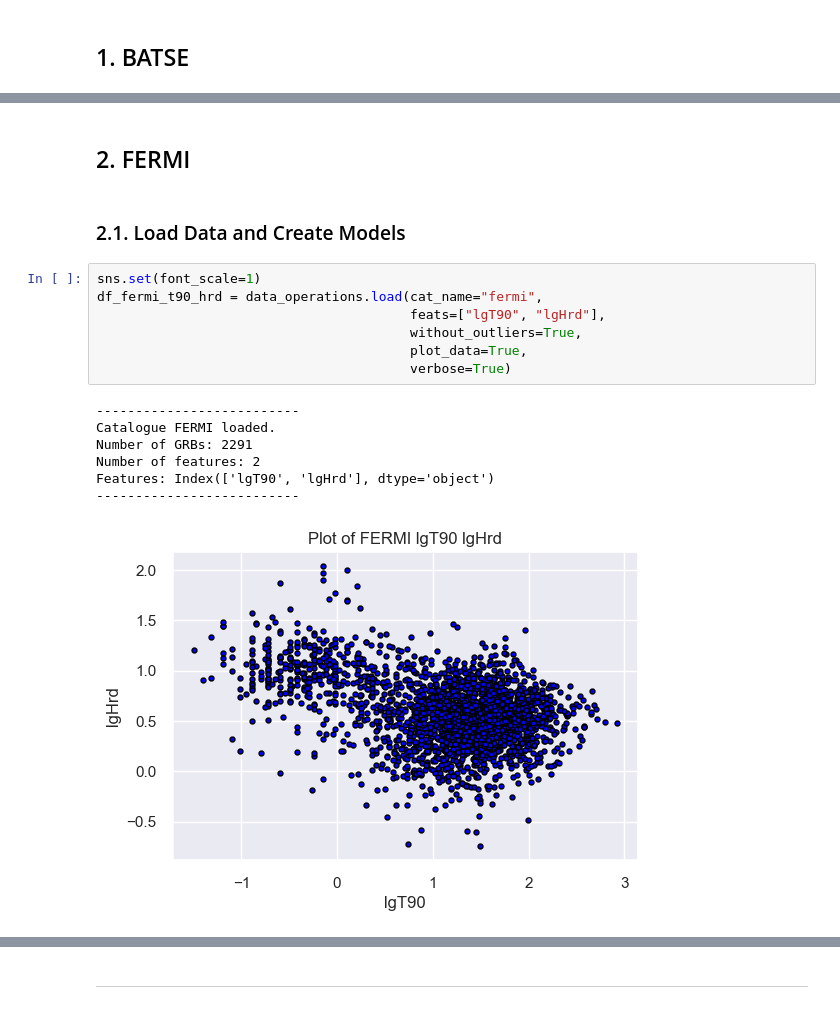
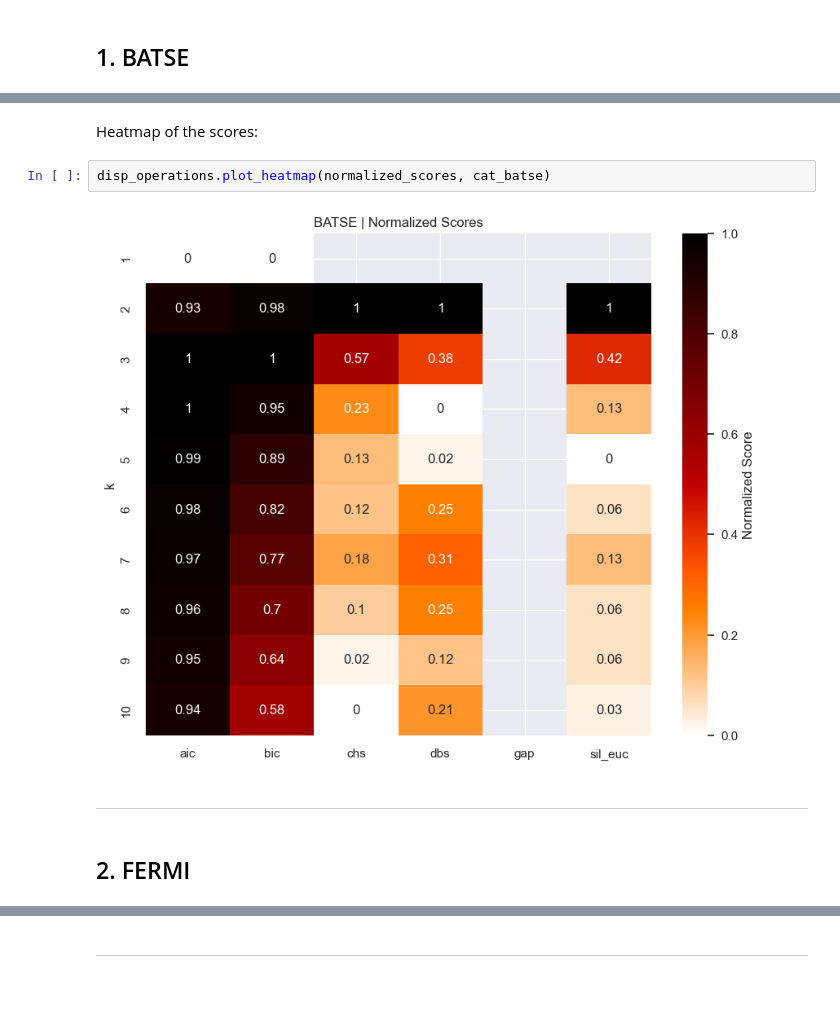
Before and after one commit to ayfm/GRB-Classification, a Jupyter notebook: notebooks/t90_hrd.ipynb, the cells around one changed output, grey strips where cells are left out. Drawn from its saved outputs; the diff is of its cells as text.

```diff
--- a/notebooks/t90_hrd.ipynb
+++ b/notebooks/t90_hrd.ipynb
@@ -266,19 +112,10 @@ disp_operations.plot_heatmap(df_normalized_scores_batse)
+# %% [markdown]
+Heatmap of the scores:
+# %%
+disp_operations.plot_heatmap(normalized_scores, cat_batse)
+# %% [output]
+[figure, added]
+# %% [markdown]
+----
 # %% [markdown]
 ## 2. FERMI
-# %% [markdown]
-### 2.1. Load Data and Create Models
-# %%
-sns.set(font_scale=1)
-df_fermi_t90_hrd = data_operations.load(cat_name="fermi",
-                                        feats=["lgT90", "lgHrd"],
-                                        without_outliers=True,
-                                        plot_data=True,
-                                        verbose=True)
-# %% [output]
---------------------------
-Catalogue FERMI loaded.
-Number of GRBs: 2291
-Number of features: 2
-Features: Index(['lgT90', 'lgHrd'], dtype='object')
---------------------------
-[figure, removed]
```
Also changed, not shown: parts of 155 cells of this notebook, 1 other file.
